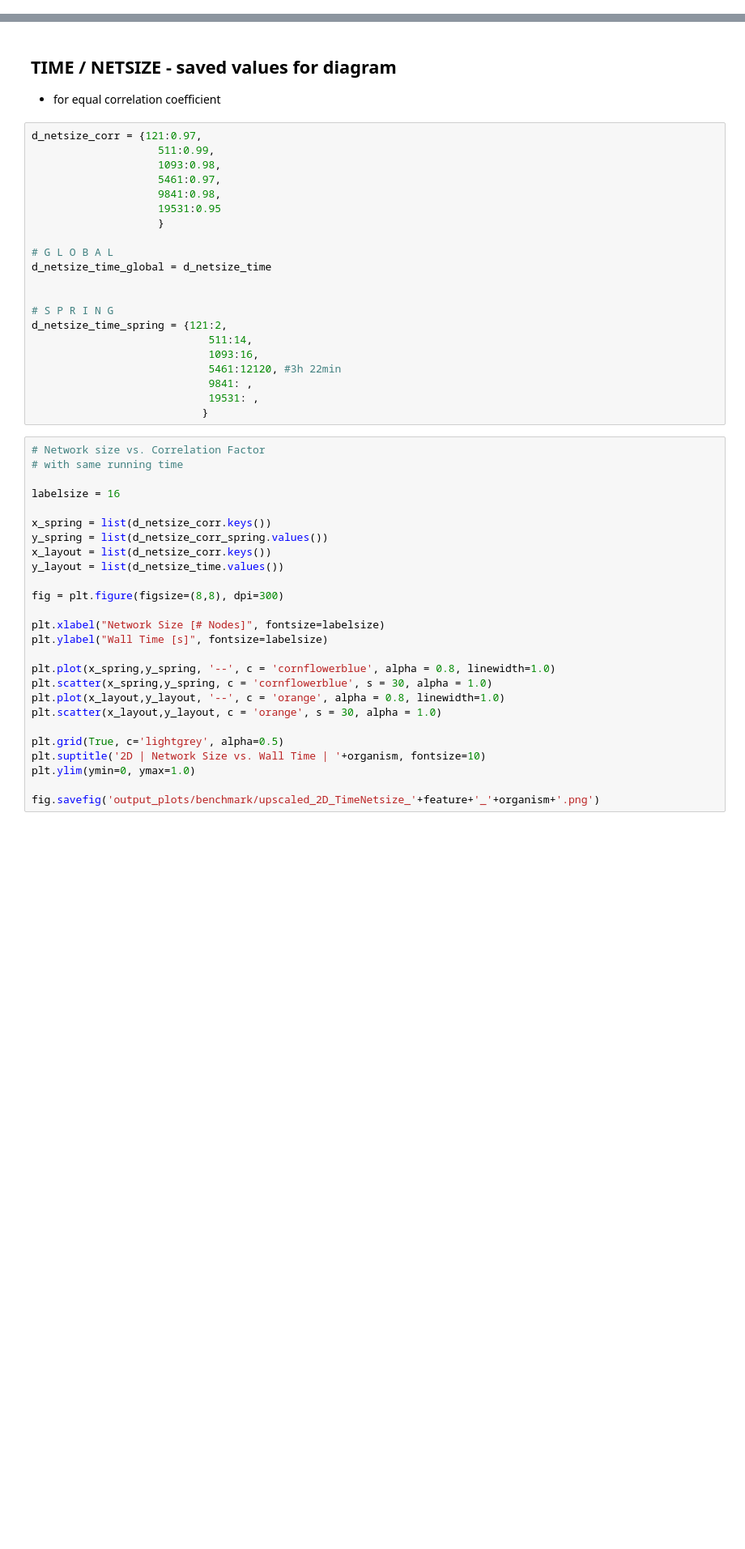
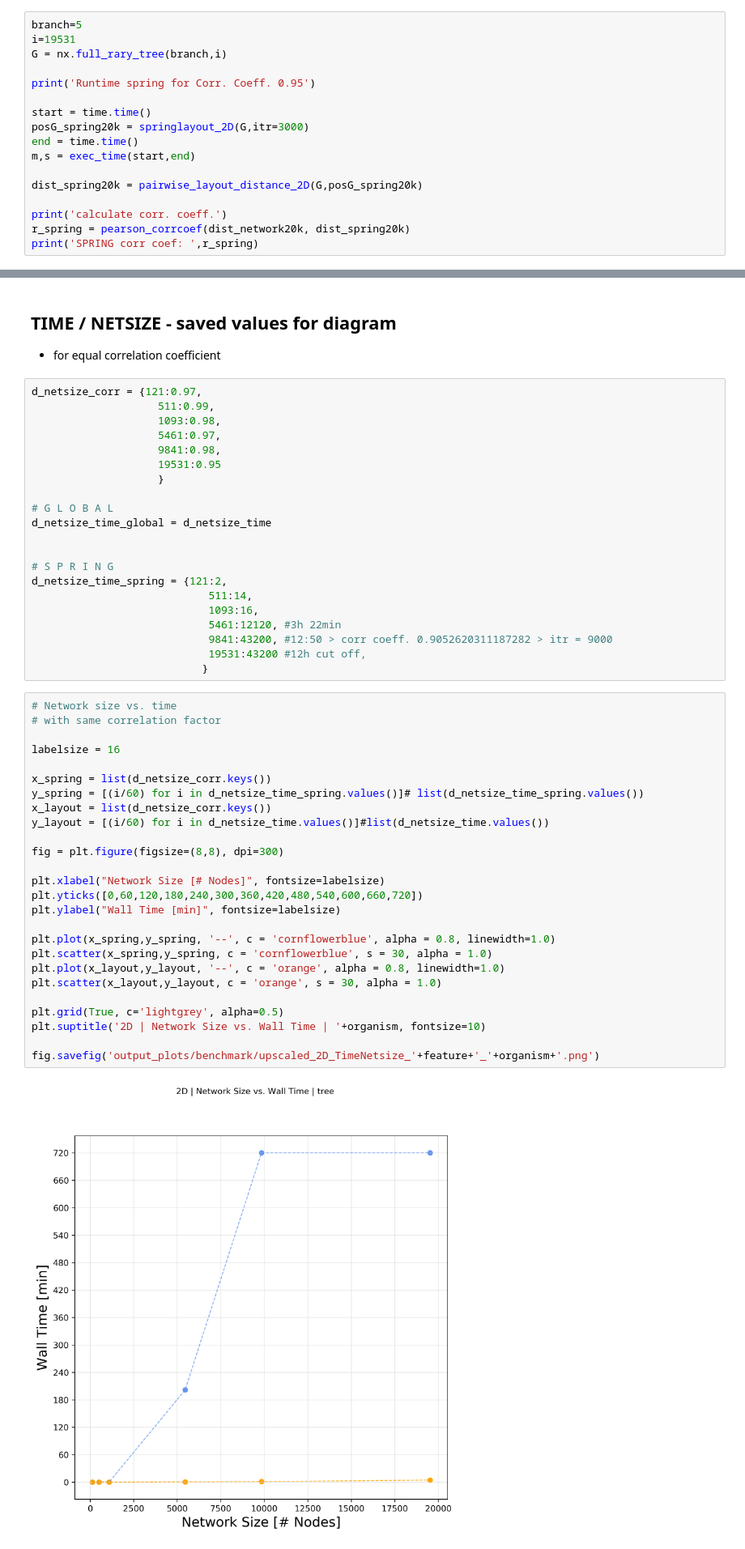
Before and after one commit to menchelab/CartoGRAPHs, a Jupyter notebook: multidimvis_benchmarks_UPSCALED-2D.ipynb, the cells around one changed output, grey strips where cells are left out. Shown at 81% size. Drawn from its saved outputs; the diff is of its cells as text; blank space fills up the shorter version.

Commit message:
clip major update - calculations of network distances to pickle part 1

```diff
--- a/multidimvis_benchmarks_UPSCALED-2D.ipynb
+++ b/multidimvis_benchmarks_UPSCALED-2D.ipynb
@@ -421,0 +449,17 @@ Execution Time: 00:40:00
+# %%
+branch=5
+i=19531
+G = nx.full_rary_tree(branch,i)
+
+print('Runtime spring for Corr. Coeff. 0.95')
+
+start = time.time()
+posG_spring20k = springlayout_2D(G,itr=3000)
+end = time.time()
+m,s = exec_time(start,end)
+
+dist_spring20k = pairwise_layout_distance_2D(G,posG_spring20k)
+
+print('calculate corr. coeff.')
+r_spring = pearson_corrcoef(dist_network20k, dist_spring20k)
+print('SPRING corr coef: ',r_spring)
@@ -498,32 +544,34 @@ d_netsize_time_spring = {121:2,
                             511:14,
                             1093:16,
                             5461:12120, #3h 22min
-                            9841: ,
-                            19531: ,
+                            9841:43200, #12:50 > corr coeff. 0.9052620311187282 > itr = 9000
+                            19531:43200 #12h cut off,
                            }
 # %%
-# Network size vs. Correlation Factor
-# with same running time
+# Network size vs. time
+# with same correlation factor
 
 labelsize = 16
 
 x_spring = list(d_netsize_corr.keys())
-y_spring = list(d_netsize_corr_spring.values())
+y_spring = [(i/60) for i in d_netsize_time_spring.values()]# list(d_netsize_time_spring.values())
 x_layout = list(d_netsize_corr.keys())
-y_layout = list(d_netsize_time.values())
+y_layout = [(i/60) for i in d_netsize_time.values()]#list(d_netsize_time.values())
 
 fig = plt.figure(figsize=(8,8), dpi=300)
 
 plt.xlabel("Network Size [# Nodes]", fontsize=labelsize)
-plt.ylabel("Wall Time [s]", fontsize=labelsize)
+plt.yticks([0,60,120,180,240,300,360,420,480,540,600,660,720])
+plt.ylabel("Wall Time [min]", fontsize=labelsize)
 
 plt.plot(x_spring,y_spring, '--', c = 'cornflowerblue', alpha = 0.8, linewidth=1.0)
 plt.scatter(x_spring,y_spring, c = 'cornflowerblue', s = 30, alpha = 1.0)
 plt.plot(x_layout,y_layout, '--', c = 'orange', alpha = 0.8, linewidth=1.0)
 plt.scatter(x_layout,y_layout, c = 'orange', s = 30, alpha = 1.0)
 
 plt.grid(True, c='lightgrey', alpha=0.5)
 plt.suptitle('2D | Network Size vs. Wall Time | '+organism, fontsize=10)
-plt.ylim(ymin=0, ymax=1.0)
 
 fig.savefig('output_plots/benchmark/upscaled_2D_TimeNetsize_'+feature+'_'+organism+'.png')
+# %% [output]
+[figure, added]
```
Also changed, not shown: parts of 5 cells of this notebook, 3 other files.
